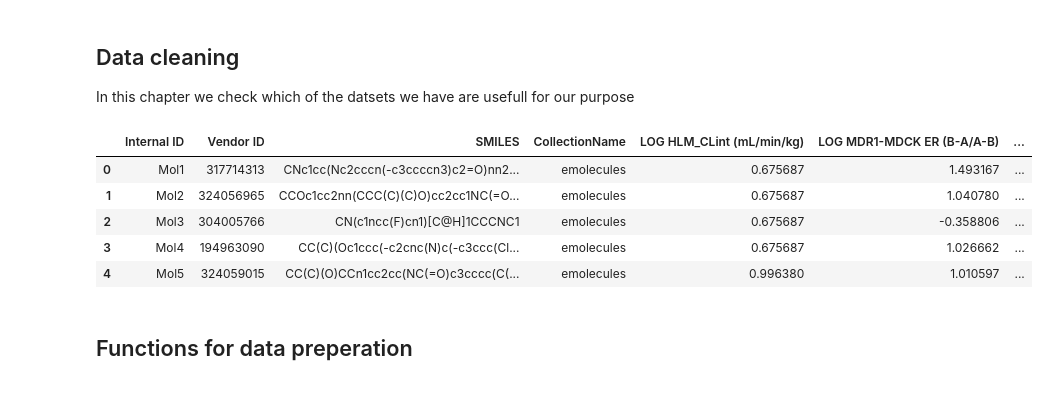
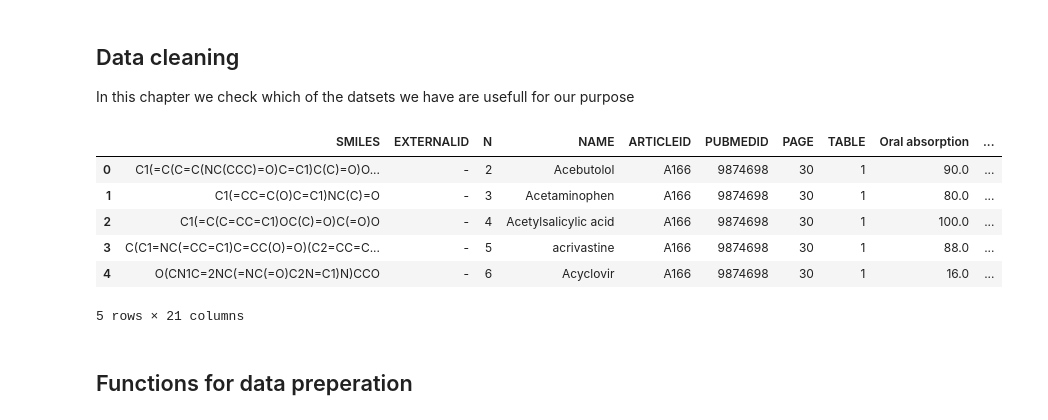
Before and after one commit to NinaB99/AI-for-Chemistry, a Jupyter notebook: Code/Data_cleaning.ipynb, the cells around one changed output. Saved outputs shown, nothing was run; the diff lists cells and outputs as text; code cells hidden in the pictures.

```diff
--- a/Code/Data_cleaning.ipynb
+++ b/Code/Data_cleaning.ipynb
@@ -24,23 +26,24 @@ df_OCHEM = pd.read_csv('../Data/OCHEM_Sol.csv')
 # %%
 #df_curatedSol.head()
 #df_bioavailability.head() #995
-df_biogen.head() #3521
+#df_biogen.head() #3521
 #df_ESOL.head() #1128
 #df_Water_Octanol.head()#4200
 #df_Bold_brain_barrier.head() #2050
 #df_Kinetic_solubility.head() #2532
 #df_permeability.head() #2530
 #df_PAMPA_ph7_4.head() #2532
-#df_oral_adsorption.shape
+df_oral_adsorption.head()
 #df_binary_bioavailibility.head(20)
 #df_water_sol_Ochem.head(100)
 # %% [output]
-|  | Internal ID | Vendor ID | SMILES | CollectionName | LOG HLM_CLint (mL/min/kg) | LOG MDR1-MDCK ER (B-A/A-B) | ... |
-| 0 | Mol1 | 317714313 | CNc1cc(Nc2cccn(-c3ccccn3)c2=O)nn2... | emolecules | 0.675687 | 1.493167 | ... |
-| 1 | Mol2 | 324056965 | CCOc1cc2nn(CCC(C)(C)O)cc2cc1NC(=O... | emolecules | 0.675687 | 1.040780 | ... |
-| 2 | Mol3 | 304005766 | CN(c1ncc(F)cn1)[C@H]1CCCNC1 | emolecules | 0.675687 | -0.358806 | ... |
-| 3 | Mol4 | 194963090 | CC(C)(Oc1ccc(-c2cnc(N)c(-c3ccc(Cl... | emolecules | 0.675687 | 1.026662 | ... |
-| 4 | Mol5 | 324059015 | CC(C)(O)CCn1cc2cc(NC(=O)c3cccc(C(... | emolecules | 0.996380 | 1.010597 | ... |
+|  | SMILES | EXTERNALID | N | NAME | ARTICLEID | PUBMEDID | PAGE | TABLE | Oral absorption | ... |
+| 0 | C1(=C(C=C(NC(CCC)=O)C=C1)C(C)=O)O... | - | 2 | Acebutolol | A166 | 9874698 | 30 | 1 | 90.0 | ... |
+| 1 | C1(=CC=C(O)C=C1)NC(C)=O | - | 3 | Acetaminophen | A166 | 9874698 | 30 | 1 | 80.0 | ... |
+| 2 | C1(=C(C=CC=C1)OC(C)=O)C(=O)O | - | 4 | Acetylsalicylic acid | A166 | 9874698 | 30 | 1 | 100.0 | ... |
+| 3 | C(C1=NC(=CC=C1)C=CC(O)=O)(C2=CC=C... | - | 5 | acrivastine | A166 | 9874698 | 30 | 1 | 88.0 | ... |
+| 4 | O(CN1C=2NC(=NC(=O)C2N=C1)N)CCO | - | 6 | Acyclovir | A166 | 9874698 | 30 | 1 | 16.0 | ... |
+5 rows × 21 columns
 # %% [markdown]
 ## Functions for data preperation
 # %%
```
Also changed, not shown: parts of 11 cells of this notebook, 4 other files.
